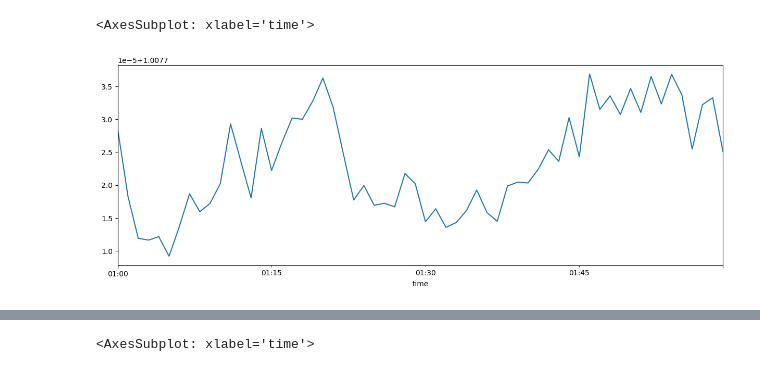
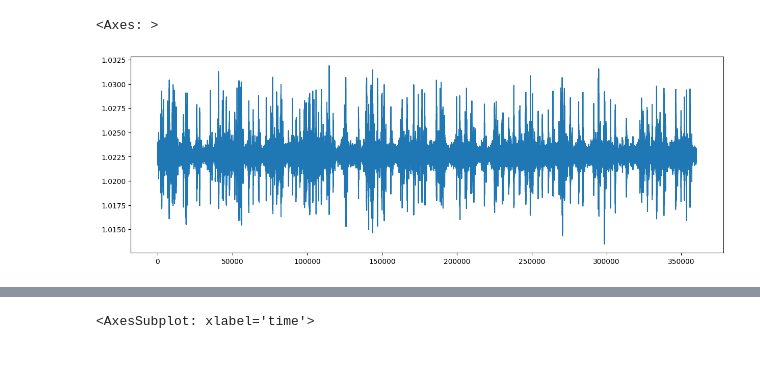
Before and after one commit to Thomas-Lohith/industry_time_series, a Jupyter notebook: understanding_data.ipynb, the cells around one changed output, grey strips where cells are left out. Cells and saved outputs as stored; diff of their text form; code cells hidden in the pictures.

```diff
--- a/understanding_data.ipynb
+++ b/understanding_data.ipynb
@@ -2,10 +2,18 @@
 import numpy as np
 import pandas as pd
 from datetime import datetime
+import polars as pl
+import plotly.express as px
 
 date_parser= lambda x:datetime.strptime(x, '%Y/%m/%d %H:%M:%S:%f')
-df = pd.read_csv('VI09_2024-07-07_01-00-00_gg-44_int-2_th.csv', sep=';', parse_dates= ['time'], date_parser=date_parser, index_col='time')
+#df = pd.read_csv('VI09_2024-07-07_01-00-00_gg-44_int-2_th.csv', sep=';', parse_dates= ['time'], date_parser=date_parser, index_col='time')
 
 #pd.to_datetime(df.index, unit='L')
+#Load the csv file and use only one sensor data to downasmaple and chek the
+file_path = '/Users/thomas/Desktop/phd_unipv/Industrial_PhD/Data/20241126/csv_acc/sample_17hr_26_11_2024.parquet'
+
+df = pl.read_parquet(file_path)
+
+df = df.to_pandas()
 # %%
 df.info()
@@ -55,8 +33,8 @@ time
 # %%
-df2.head()
-df2['03067802_z'].plot(figsize=(15,5))
+df.head()
+df['03091002_x'].plot(figsize=(15,5))
 # %% [output]
-<AxesSubplot: xlabel='time'>
+<Axes: >
-[figure, old version]
+[figure, new version]
 # %%
 #simple movinng average with rolling window
```
Also changed, not shown: parts of 11 cells of this notebook, 5 other files.
